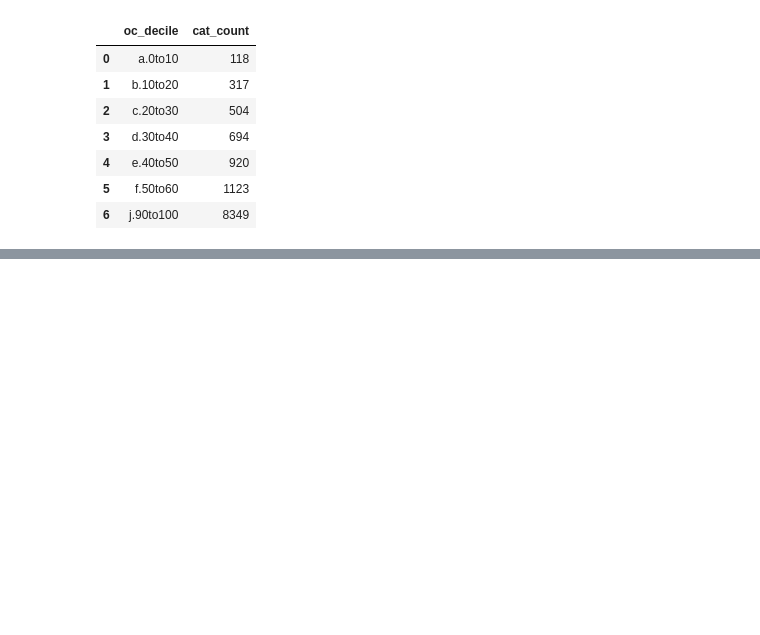
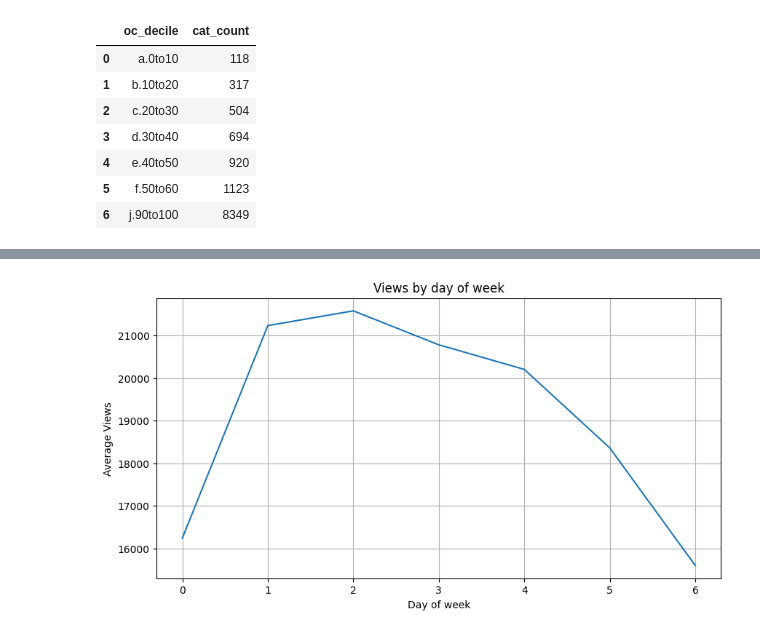
Before and after one commit to Ashu-42/TwoStage_RecommenderSystems_RetailRocket, a Jupyter notebook: notebook/01_data_preprocessing.ipynb, the cells around one changed output, grey strips where cells are left out. Cells and saved outputs as stored; diff of their text form; code cells hidden in the pictures; blank space fills up the shorter version.

```diff
--- a/notebook/01_data_preprocessing.ipynb
+++ b/notebook/01_data_preprocessing.ipynb
@@ -321,0 +427,32 @@ temp_array[temp_array == False].size
+# %%
+# importance of time of day - peak user activity on Monday and Tuesday (0 - sunday while 7 is saturday)
+
+dow_views = duckdb.query("""
+select day_of_week, avg(views) as avg_views
+from (
+select
+    date(timestamp) as date, dayofweek(timestamp) as day_of_week, count(*) as views
+from
+    df_event
+where
+    event = 'view'
+group by 1,2
+)
+group by 1
+order by 1
+""").to_df()
+
+plt.figure(figsize=(10,5))
+
+plt.plot(dow_views['day_of_week'], dow_views['avg_views'])
+
+plt.xlabel('Day of week')
+plt.ylabel('Average Views')
+plt.title('Views by day of week')
+
+# plt.xticks(range(24))   # optional: show all hours 0-23
+plt.grid(True)
+
+plt.show()
+# %% [output]
+[figure, added]
```
Also changed, not shown: parts of 41 cells of this notebook.
